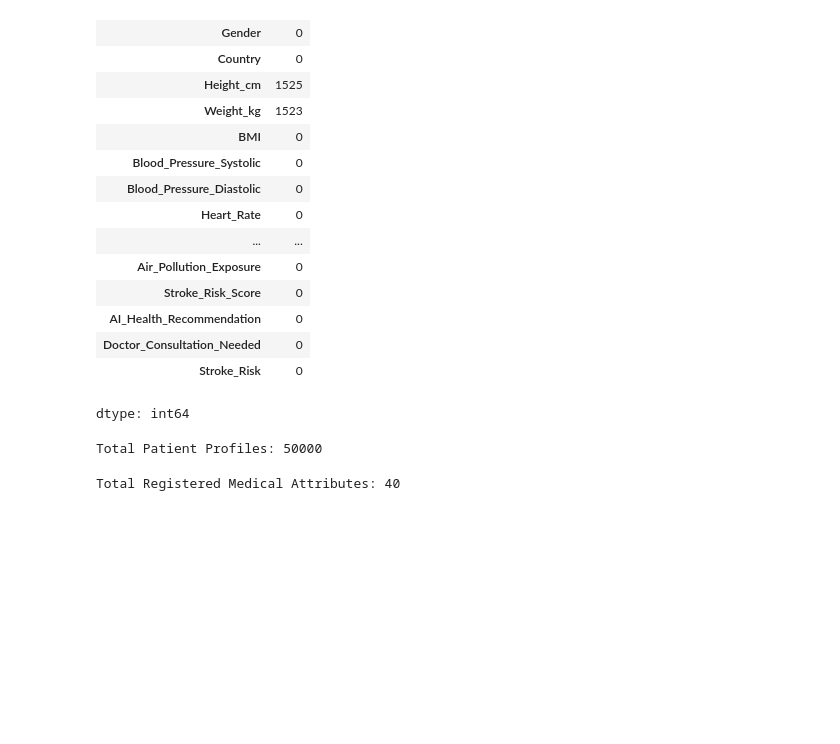
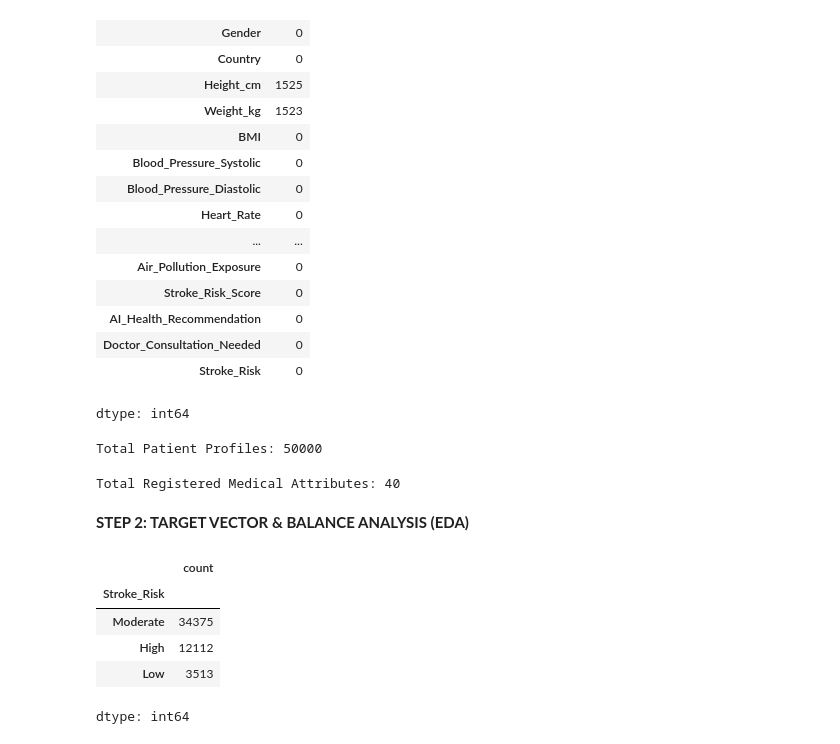
Before and after one commit to Jahura7/assignment_on_research_design_and_experiment, a Jupyter notebook: experiment.ipynb, the cells around one changed output. Cells and saved outputs as stored; diff of their text form; code cells hidden in the pictures; blank space fills up the shorter version.

```diff
--- a/experiment.ipynb
+++ b/experiment.ipynb
@@ -118,3 +118,15 @@ Total Patient Profiles: 50000
 print(f"Total Registered Medical Attributes: {df.shape[1]}")
 # %% [output]
 Total Registered Medical Attributes: 40
+# %% [markdown]
+**STEP 2: TARGET VECTOR & BALANCE ANALYSIS (EDA)**
+# %%
+target_counts = df['Stroke_Risk'].value_counts()
+target_counts
+# %% [output]
+|  | count |
+| Stroke_Risk |  |
+| Moderate | 34375 |
+| High | 12112 |
+| Low | 3513 |
+dtype: int64
```
Also changed, not shown: parts of 5 cells of this notebook.
